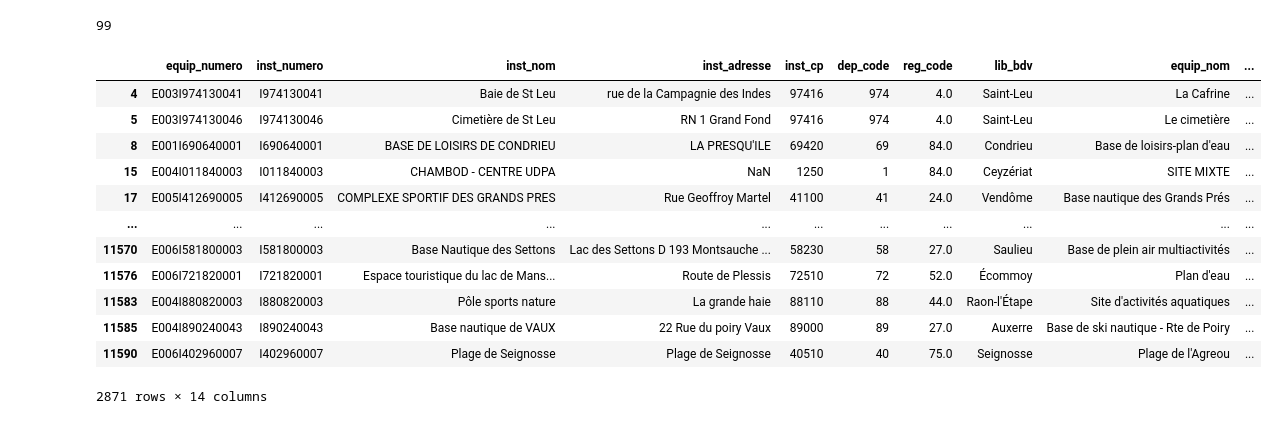
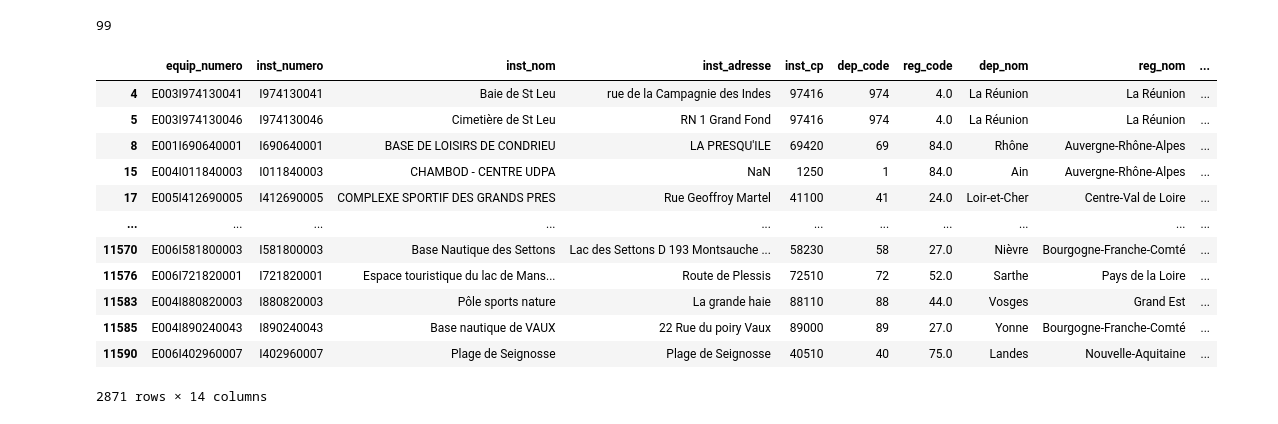
Before and after one commit to LR-Matteo/Projet-Final-Python-DataScience, a Jupyter notebook: matteo.ipynb, the cells around one changed output. Cells and saved outputs as stored; diff of their text form; code cells hidden in the pictures.

```diff
--- a/matteo.ipynb
+++ b/matteo.ipynb
@@ -14,7 +69,7 @@ data['equip_type_famille'].str.lower().str.contains("site d'activités aquatique
 data_nautique = data[data['equip_type_famille'] == "Site d'activités aquatiques et nautiques"]
 
 
-colonnes = ['equip_numero', "inst_numero", "inst_nom", "inst_adresse", "inst_cp", "dep_code", "reg_code", "lib_bdv", "equip_nom", "equip_type_name", "equip_coordonnees", "aps_name"]
+colonnes = ['equip_numero', "inst_numero", "inst_nom", "inst_adresse", "inst_cp", "dep_code", "reg_code", "dep_nom", "reg_nom", "lib_bdv", "equip_nom", "equip_type_name", "equip_coordonnees", "aps_name"]
 data_nautique = data_nautique[colonnes].reset_index(drop=True).copy()
 # %%
 data_sud = data_nautique[data_nautique['dep_code'].str.lower().isin(["13", "6"])]
@@ -24,22 +79,22 @@ data_sud['aps_name'].str.lower().str.contains("surf|ski|voile|foil|wake").sum()
 # %%
 mots = ["surf", "ski", "voile", "foil", "wake"]
 pattern = "|".join(mots)
 data_nautique = data_nautique[data_nautique['aps_name'].str.contains(pattern, case=False, na=False)]
-
+data_nautique['dep_code'] = data_nautique['dep_code'].astype(str)
 data_nautique
 # %% [output]
-|  | equip_numero | inst_numero | inst_nom | inst_adresse | inst_cp | dep_code | reg_code | lib_bdv | equip_nom | ... |
-| 4 | E003I974130041 | I974130041 | Baie de St Leu | rue de la Campagnie des Indes | 97416 | 974 | 4.0 | Saint-Leu | La Cafrine | ... |
-| 5 | E003I974130046 | I974130046 | Cimetière de St Leu | RN 1 Grand Fond | 97416 | 974 | 4.0 | Saint-Leu | Le cimetière | ... |
-| 8 | E001I690640001 | I690640001 | BASE DE LOISIRS DE CONDRIEU | LA PRESQU'ILE | 69420 | 69 | 84.0 | Condrieu | Base de loisirs-plan d'eau | ... |
-| 15 | E004I011840003 | I011840003 | CHAMBOD - CENTRE UDPA | NaN | 1250 | 1 | 84.0 | Ceyzériat | SITE MIXTE | ... |
-| 17 | E005I412690005 | I412690005 | COMPLEXE SPORTIF DES GRANDS PRES | Rue Geoffroy Martel | 41100 | 41 | 24.0 | Vendôme | Base nautique des Grands Prés | ... |
+|  | equip_numero | inst_numero | inst_nom | inst_adresse | inst_cp | dep_code | reg_code | dep_nom | reg_nom | ... |
+| 4 | E003I974130041 | I974130041 | Baie de St Leu | rue de la Campagnie des Indes | 97416 | 974 | 4.0 | La Réunion | La Réunion | ... |
+| 5 | E003I974130046 | I974130046 | Cimetière de St Leu | RN 1 Grand Fond | 97416 | 974 | 4.0 | La Réunion | La Réunion | ... |
+| 8 | E001I690640001 | I690640001 | BASE DE LOISIRS DE CONDRIEU | LA PRESQU'ILE | 69420 | 69 | 84.0 | Rhône | Auvergne-Rhône-Alpes | ... |
+| 15 | E004I011840003 | I011840003 | CHAMBOD - CENTRE UDPA | NaN | 1250 | 1 | 84.0 | Ain | Auvergne-Rhône-Alpes | ... |
+| 17 | E005I412690005 | I412690005 | COMPLEXE SPORTIF DES GRANDS PRES | Rue Geoffroy Martel | 41100 | 41 | 24.0 | Loir-et-Cher | Centre-Val de Loire | ... |
 | ... | ... | ... | ... | ... | ... | ... | ... | ... | ... | ... |
-| 11570 | E006I581800003 | I581800003 | Base Nautique des Settons | Lac des Settons D 193 Montsauche ... | 58230 | 58 | 27.0 | Saulieu | Base de plein air multiactivités | ... |
-| 11576 | E006I721820001 | I721820001 | Espace touristique du lac de Mans... | Route de Plessis | 72510 | 72 | 52.0 | Écommoy | Plan d'eau | ... |
-| 11583 | E004I880820003 | I880820003 | Pôle sports nature | La grande haie | 88110 | 88 | 44.0 | Raon-l'Étape | Site d'activités aquatiques | ... |
-| 11585 | E004I890240043 | I890240043 | Base nautique de VAUX | 22 Rue du poiry Vaux | 89000 | 89 | 27.0 | Auxerre | Base de ski nautique - Rte de Poiry | ... |
-| 11590 | E006I402960007 | I402960007 | Plage de Seignosse | Plage de Seignosse | 40510 | 40 | 75.0 | Seignosse | Plage de l'Agreou | ... |
+| 11570 | E006I581800003 | I581800003 | Base Nautique des Settons | Lac des Settons D 193 Montsauche ... | 58230 | 58 | 27.0 | Nièvre | Bourgogne-Franche-Comté | ... |
+| 11576 | E006I721820001 | I721820001 | Espace touristique du lac de Mans... | Route de Plessis | 72510 | 72 | 52.0 | Sarthe | Pays de la Loire | ... |
+| 11583 | E004I880820003 | I880820003 | Pôle sports nature | La grande haie | 88110 | 88 | 44.0 | Vosges | Grand Est | ... |
+| 11585 | E004I890240043 | I890240043 | Base nautique de VAUX | 22 Rue du poiry Vaux | 89000 | 89 | 27.0 | Yonne | Bourgogne-Franche-Comté | ... |
+| 11590 | E006I402960007 | I402960007 | Plage de Seignosse | Plage de Seignosse | 40510 | 40 | 75.0 | Landes | Nouvelle-Aquitaine | ... |
 2871 rows × 14 columns
 # %%
 import geopandas as gpd
```
Also changed, not shown: parts of 9 cells of this notebook.
